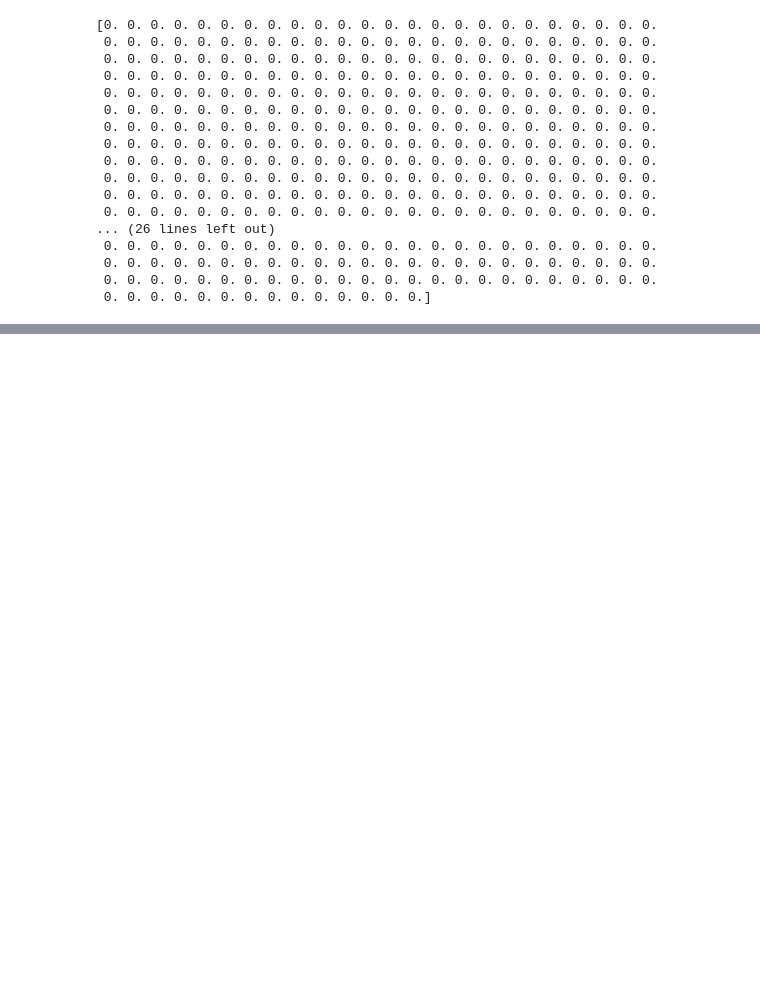
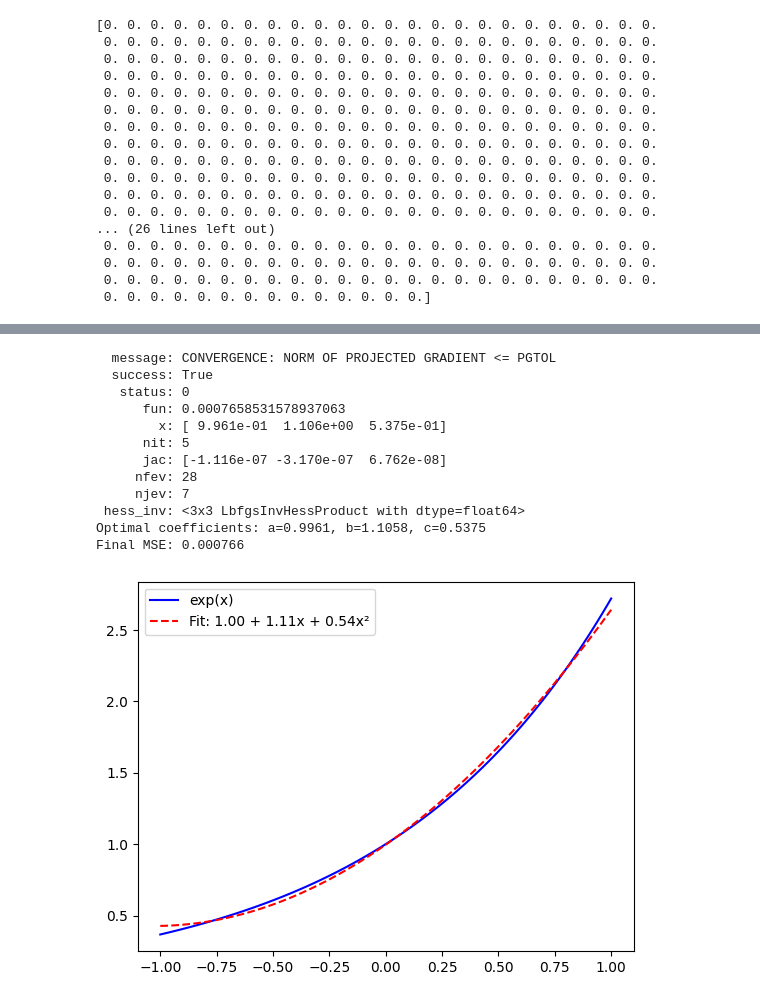
Before and after one commit to arofenitra/SINDy-research, a Jupyter notebook: 1D_solving_pde.ipynb, the cells around one changed output, grey strips where cells are left out. Cells and saved outputs as stored; diff of their text form; code cells hidden in the pictures; blank space fills up the shorter version.

```diff
--- a/1D_solving_pde.ipynb
+++ b/1D_solving_pde.ipynb
@@ -315,0 +358,38 @@ print(recovered_k)
+# %%
+import matplotlib.pyplot as plt
+
+x_data = np.linspace(-1,1,100)
+y_true = np.exp(x_data)
+
+def objective(params,y_true=y_true,x_data=x_data):
+    a,b,c = params
+    y_pred = a+b*x_data+c*x_data**2
+    return np.sum((y_true-y_pred)**2)/len(y_pred)
+
+x0 = [1,1,1]
+results = sp.optimize.minimize(objective, x0,method="L-BFGS-B")
+a_opt, b_opt, c_opt = results.x
+print(results)
+print(f"Optimal coefficients: a={a_opt:.4f}, b={b_opt:.4f}, c={c_opt:.4f}")
+print(f"Final MSE: {results.fun:.6f}")
+
+# Plot results
+y_fit = a_opt + b_opt*x_data + c_opt*x_data**2
+plt.plot(x_data, y_true, 'b-', label='exp(x)')
+plt.plot(x_data, y_fit, 'r--', label=f'Fit: {a_opt:.2f} + {b_opt:.2f}x + {c_opt:.2f}x²')
+plt.legend()
+plt.show()
+# %% [output]
+  message: CONVERGENCE: NORM OF PROJECTED GRADIENT <= PGTOL
+  success: True
+   status: 0
+      fun: 0.0007658531578937063
+        x: [ 9.961e-01  1.106e+00  5.375e-01]
+      nit: 5
+      jac: [-1.116e-07 -3.170e-07  6.762e-08]
+     nfev: 28
+     njev: 7
+ hess_inv: <3x3 LbfgsInvHessProduct with dtype=float64>
+Optimal coefficients: a=0.9961, b=1.1058, c=0.5375
+Final MSE: 0.000766
+[figure, added]
```
Also changed, not shown: parts of 9 cells of this notebook.
